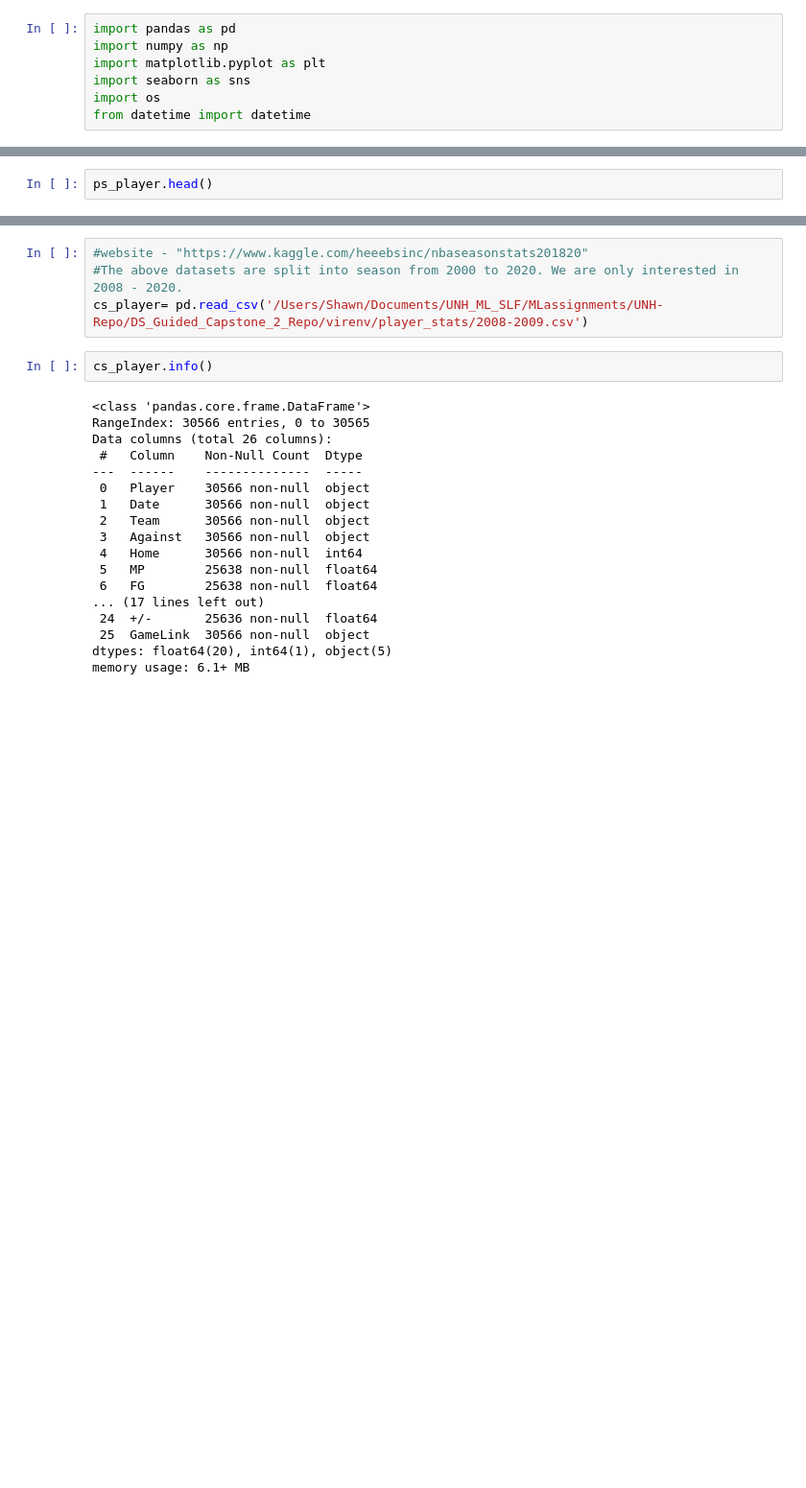
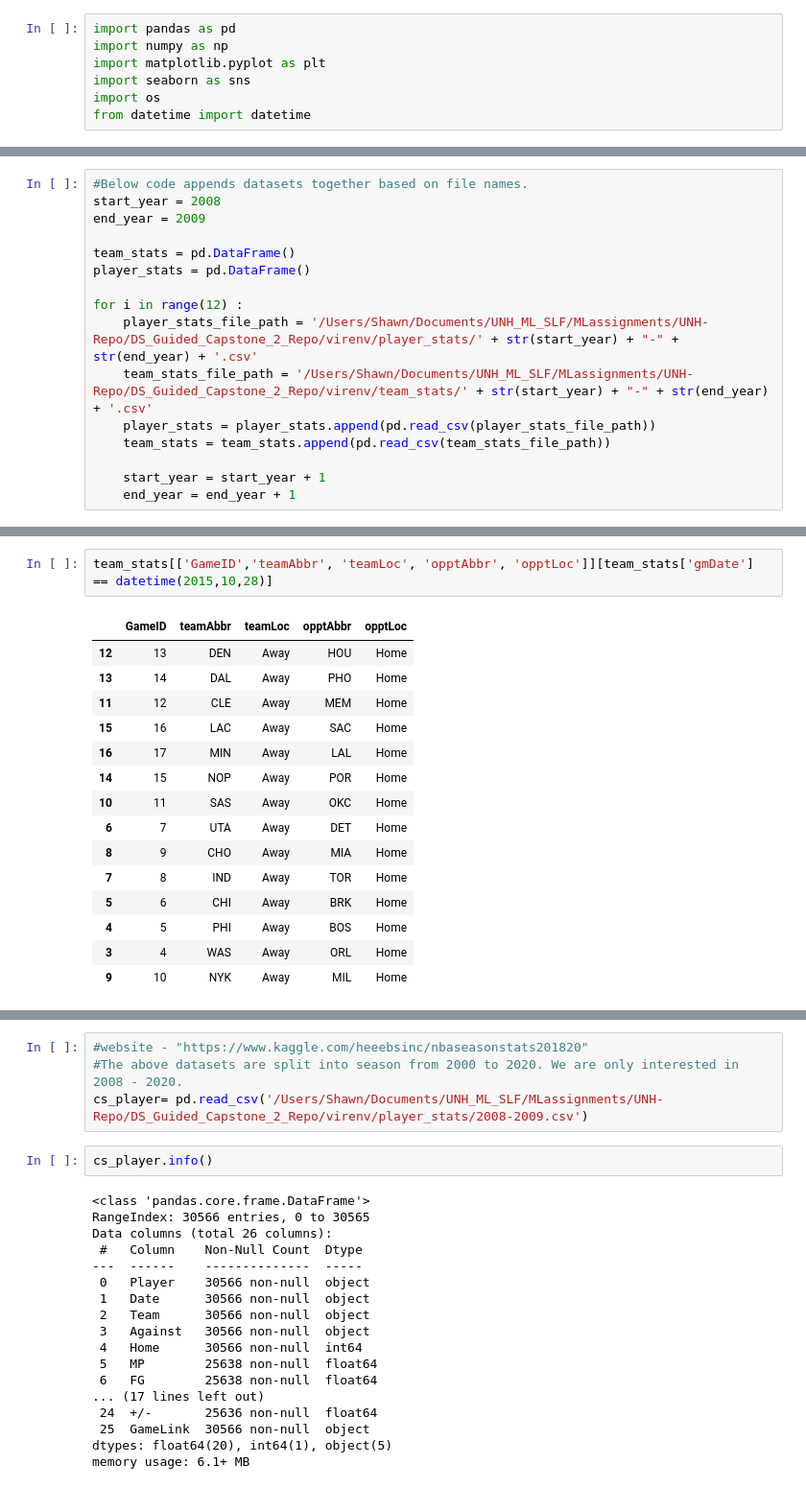
Before and after one commit to ElectricSheep007/UNH-Repo, a Jupyter notebook: DS_Guided_Capstone_2_Repo/virenv/Guided_Capstone_Project_2.ipynb, the cells around one changed output, grey strips where cells are left out. Shown at 96% size. Saved outputs shown, nothing was run; the diff lists cells and outputs as text; blank space fills up the shorter version.

```diff
--- a/DS_Guided_Capstone_2_Repo/virenv/Guided_Capstone_Project_2.ipynb
+++ b/DS_Guided_Capstone_2_Repo/virenv/Guided_Capstone_Project_2.ipynb
@@ -17,2 +22,16 @@ ps_player = pd.read_csv('/Users/Shawn/Documents/UNH_ML_SLF/MLassignments/UNH-Rep
 # %%
-ps_player.head()
+#Below code appends datasets together based on file names.
+start_year = 2008
+end_year = 2009
+
+team_stats = pd.DataFrame()
+player_stats = pd.DataFrame()
+
+for i in range(12) :
+    player_stats_file_path = '/Users/Shawn/Documents/UNH_ML_SLF/MLassignments/UNH-Repo/DS_Guided_Capstone_2_Repo/virenv/player_stats/' + str(start_year) + "-" + str(end_year) + '.csv'
+    team_stats_file_path = '/Users/Shawn/Documents/UNH_ML_SLF/MLassignments/UNH-Repo/DS_Guided_Capstone_2_Repo/virenv/team_stats/' + str(start_year) + "-" + str(end_year) + '.csv'
+    player_stats = player_stats.append(pd.read_csv(player_stats_file_path))
+    team_stats = team_stats.append(pd.read_csv(team_stats_file_path))
+
+    start_year = start_year + 1
+    end_year = end_year + 1
@@ -81,0 +235,18 @@ Investigating the option of scraping the data ourselves has shown to have its ow
+# %%
+team_stats[['GameID','teamAbbr', 'teamLoc', 'opptAbbr', 'opptLoc']][team_stats['gmDate'] == datetime(2015,10,28)]
+# %% [output]
+|  | GameID | teamAbbr | teamLoc | opptAbbr | opptLoc |
+| 12 | 13 | DEN | Away | HOU | Home |
+| 13 | 14 | DAL | Away | PHO | Home |
+| 11 | 12 | CLE | Away | MEM | Home |
+| 15 | 16 | LAC | Away | SAC | Home |
+| 16 | 17 | MIN | Away | LAL | Home |
+| 14 | 15 | NOP | Away | POR | Home |
+| 10 | 11 | SAS | Away | OKC | Home |
+| 6 | 7 | UTA | Away | DET | Home |
+| 8 | 9 | CHO | Away | MIA | Home |
+| 7 | 8 | IND | Away | TOR | Home |
+| 5 | 6 | CHI | Away | BRK | Home |
+| 4 | 5 | PHI | Away | BOS | Home |
+| 3 | 4 | WAS | Away | ORL | Home |
+| 9 | 10 | NYK | Away | MIL | Home |
```
Also changed, not shown: parts of 75 cells of this notebook.
